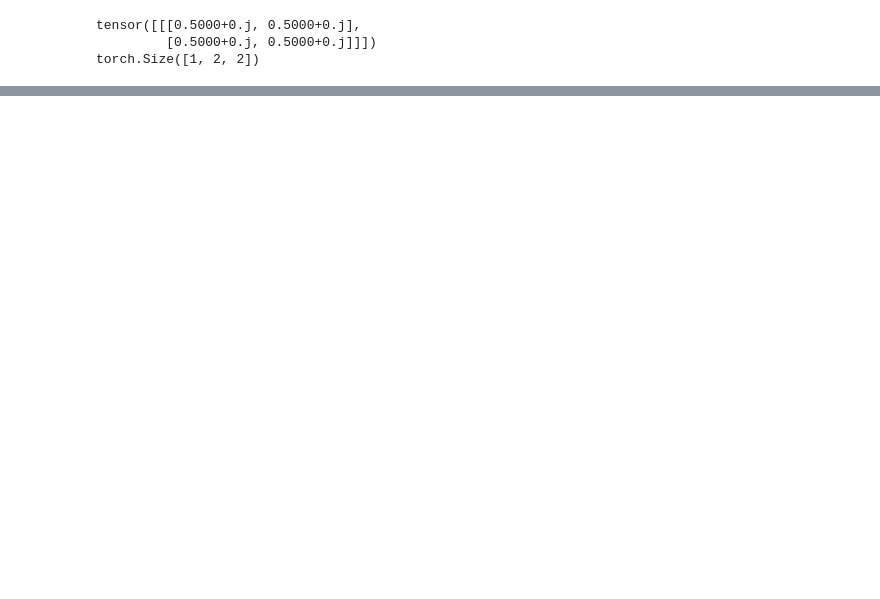
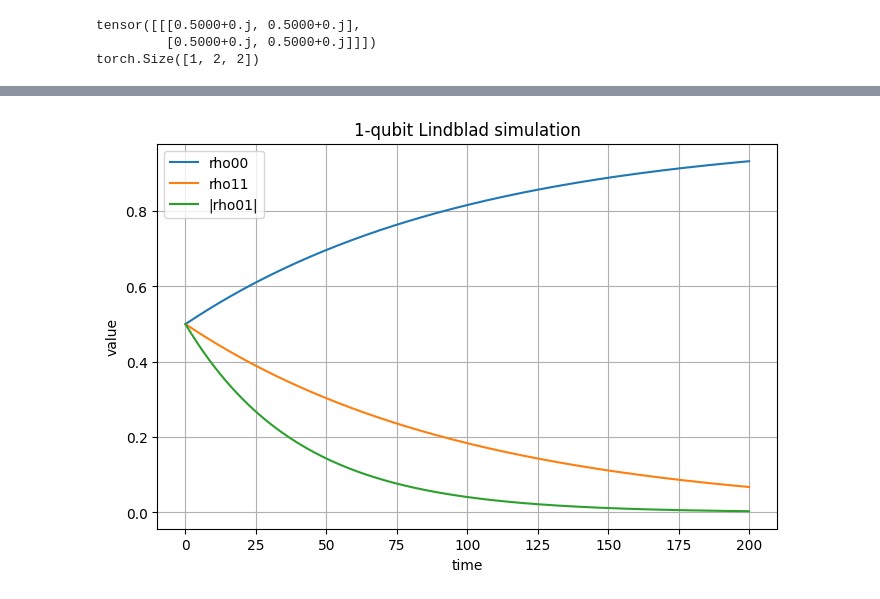
Before and after one commit to IgorPKozielski/Qubit-Experimental-Quantum-System-Identification-on-Odra-5, a Jupyter notebook: notebooks/pinn/experiments/01_test_solver.ipynb, the cells around one changed output, grey strips where cells are left out. Drawn from its saved outputs; the diff is of its cells as text; code cells hidden in the pictures; blank space fills up the shorter version.

```diff
--- a/notebooks/pinn/experiments/01_test_solver.ipynb
+++ b/notebooks/pinn/experiments/01_test_solver.ipynb
@@ -47,16 +48,7 @@ rho00 = np.real(states_np[:, 0, 0])
 rho11 = np.real(states_np[:, 1, 1])
 rho01 = np.abs(states_np[:, 0, 1])
 # %%
-plt.figure(figsize=(8, 5))
-
-plt.plot(times, rho00, label="rho00")
-plt.plot(times, rho11, label="rho11")
-plt.plot(times, rho01, label="|rho01|")
-
-plt.xlabel("time")
-plt.ylabel("value")
-plt.title("1-qubit Lindblad simulation")
-plt.legend()
-plt.grid(True)
-
-plt.show()
+from pinn.utils.plotting import plot_1q_trajectory
+plot_1q_trajectory(times, states)
+# %% [output]
+[figure, added]
```
Also changed, not shown: parts of 2 cells of this notebook, 2 other files.
